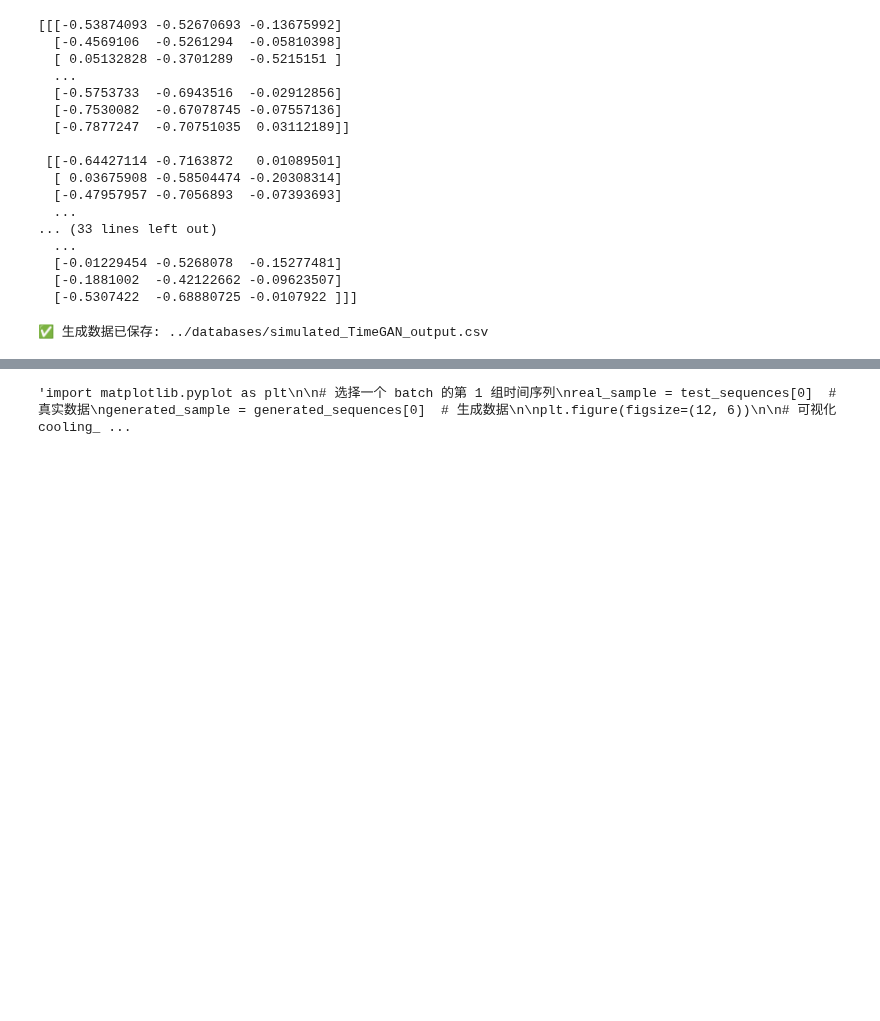
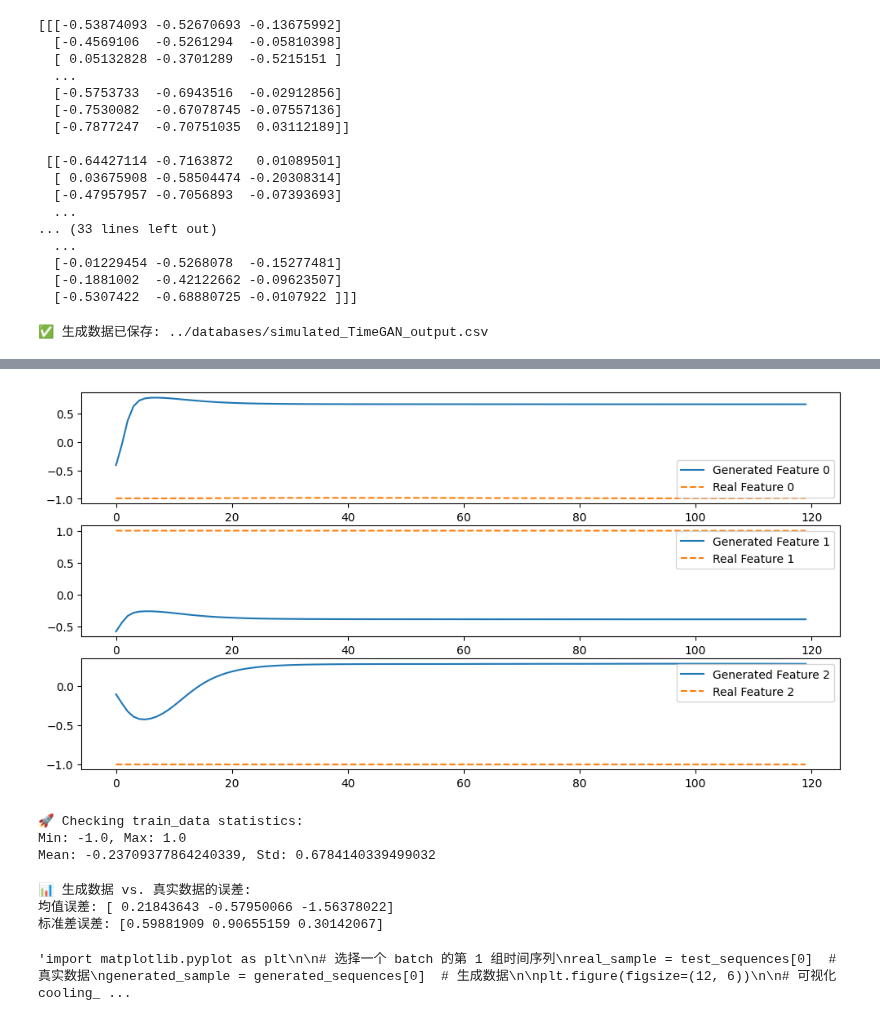
Before and after one commit to capstone-2420-0024/Intelligent-Hybrid-Quantum-Classical-Computing-Resource-Management-System, a Jupyter notebook: Simulation for sensor data/TimeGAN_Simulator_1.ipynb, the cells around one changed output, grey strips where cells are left out. Saved outputs shown, nothing was run; the diff lists cells and outputs as text; code cells hidden in the pictures; blank space fills up the shorter version.

```diff
--- a/Simulation for sensor data/TimeGAN_Simulator_1.ipynb
+++ b/Simulation for sensor data/TimeGAN_Simulator_1.ipynb
@@ -852,3 +852,20 @@ simulated_df.to_csv(csv_filename, index=False)
 print(f"\n✅ 生成数据已保存: {csv_filename}")
 # %% [output]
 ✅ 生成数据已保存: ../databases/simulated_TimeGAN_output.csv
+# %%
+import matplotlib.pyplot as plt
+
+# 生成一些新数据
+num_samples = 5  # 取5个样本
+seed_sequences = train_data[:num_samples]  # 用真实数据的前几个序列作为 seed
+generated_data = generator.predict(seed_sequences)
+
+# 画图
+plt.figure(figsize=(12, 6))
+for i in range(3):  # 遍历3个传感器通道
+    plt.subplot(3, 1, i+1)
+    plt.plot(generated_data[0, :, i], label=f"Generated Feature {i}")
+    plt.plot(seed_sequences[0, :, i], label=f"Real Feature {i}", linestyle='dashed')
+    plt.legend()
+plt.show()
+# %% [output]
@@ -855,3 +874,34 @@ print(f"\n✅ 生成数据已保存: {csv_filename}")
+[figure, added]
+# %%
+print("🚀 Checking train_data statistics:")
+print(f"Min: {np.min(train_data)}, Max: {np.max(train_data)}")
+print(f"Mean: {np.mean(train_data)}, Std: {np.std(train_data)}")
+# %% [output]
+🚀 Checking train_data statistics:
+Min: -1.0, Max: 1.0
+Mean: -0.23709377864240339, Std: 0.6784140339499032
+# %%
+import numpy as np
+
+# 计算真实数据统计量
+real_mean = np.mean(train_data, axis=(0,1))  # (num_features,)
+real_std = np.std(train_data, axis=(0,1))
+
+# 计算生成数据统计量
+gen_mean = np.mean(generated_data, axis=(0,1))
+gen_std = np.std(generated_data, axis=(0,1))
+
+# 计算均值和标准差的相对误差
+mean_diff = np.abs(real_mean - gen_mean) / real_mean
+std_diff = np.abs(real_std - gen_std) / real_std
+
+print("📊 生成数据 vs. 真实数据的误差:")
+print(f"均值误差: {mean_diff}")
+print(f"标准差误差: {std_diff}")
+# %% [output]
+📊 生成数据 vs. 真实数据的误差:
+均值误差: [ 0.21843643 -0.57950066 -1.56378022]
+标准差误差: [0.59881909 0.90655159 0.30142067]
 # %%
 '''import matplotlib.pyplot as plt
 
```
Also changed, not shown: parts of 1 cell of this notebook.
